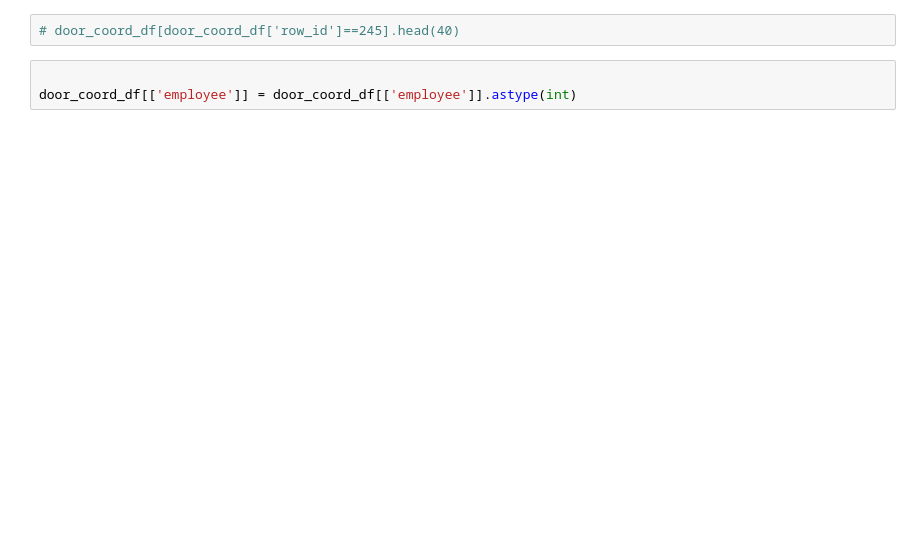
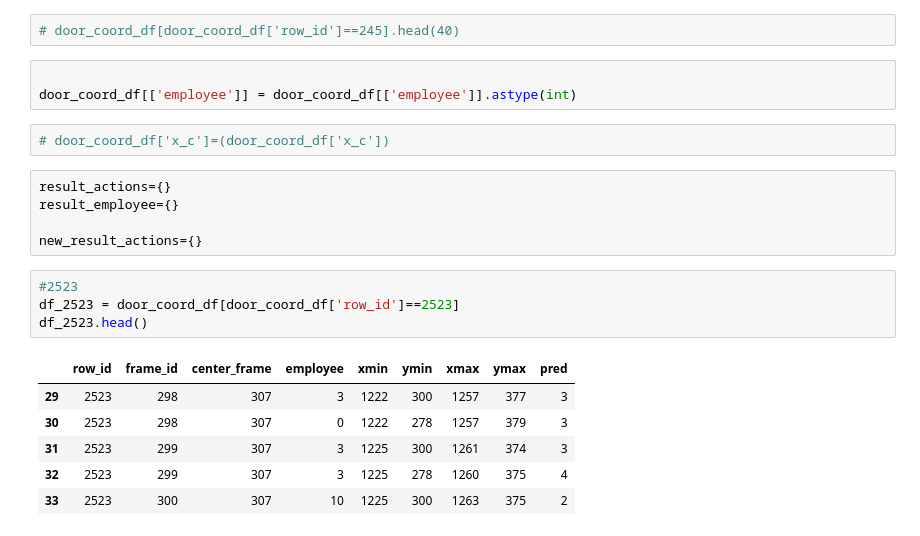
Before and after one commit to AigizK/hackaton_irkuts, a Jupyter notebook: Submit-Train2.ipynb, the cells around one changed output. Cells and saved outputs as stored; diff of their text form; blank space fills up the shorter version.

```diff
--- a/Submit-Train2.ipynb
+++ b/Submit-Train2.ipynb
@@ -303,3 +332,21 @@ door_coord_df.head()
 # %%
 
 door_coord_df[['employee']] = door_coord_df[['employee']].astype(int)
+# %%
+# door_coord_df['x_c']=(door_coord_df['x_c'])
+# %%
+result_actions={}
+result_employee={}
+
+new_result_actions={}
+# %%
+#2523
+df_2523 = door_coord_df[door_coord_df['row_id']==2523]
+df_2523.head()
+# %% [output]
+|  | row_id | frame_id | center_frame | employee | xmin | ymin | xmax | ymax | pred |
+| 29 | 2523 | 298 | 307 | 3 | 1222 | 300 | 1257 | 377 | 3 |
+| 30 | 2523 | 298 | 307 | 0 | 1222 | 278 | 1257 | 379 | 3 |
+| 31 | 2523 | 299 | 307 | 3 | 1225 | 300 | 1261 | 374 | 3 |
+| 32 | 2523 | 299 | 307 | 3 | 1225 | 278 | 1260 | 375 | 4 |
+| 33 | 2523 | 300 | 307 | 10 | 1225 | 300 | 1263 | 375 | 2 |
```
Also changed, not shown: parts of 30 cells of this notebook.
